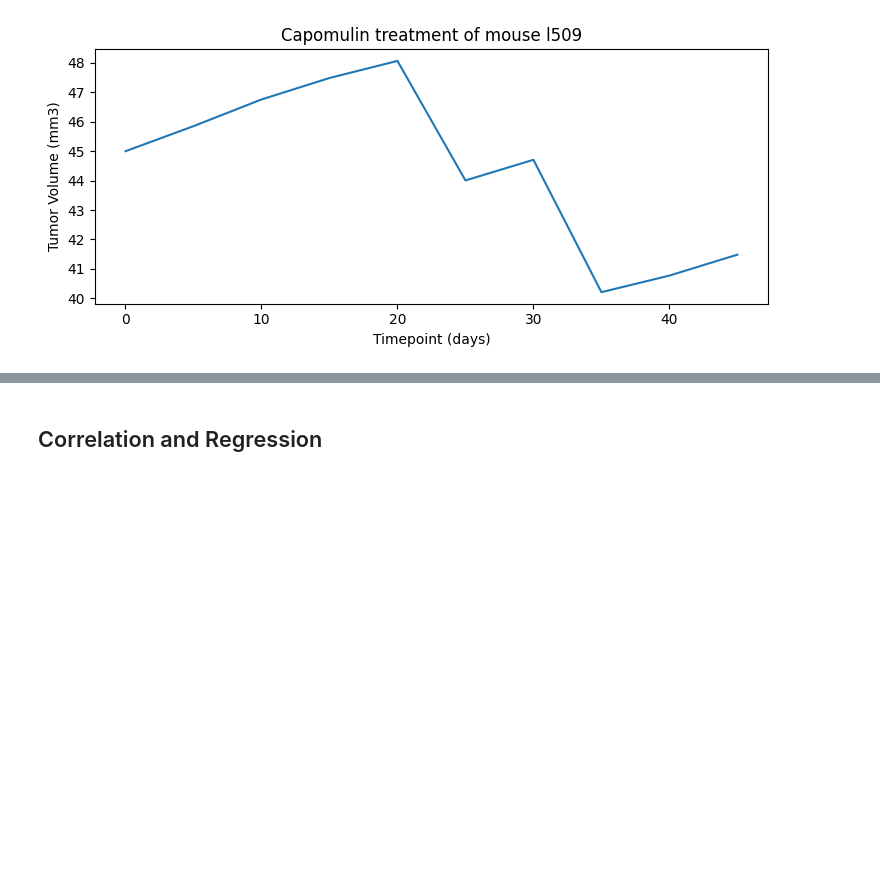
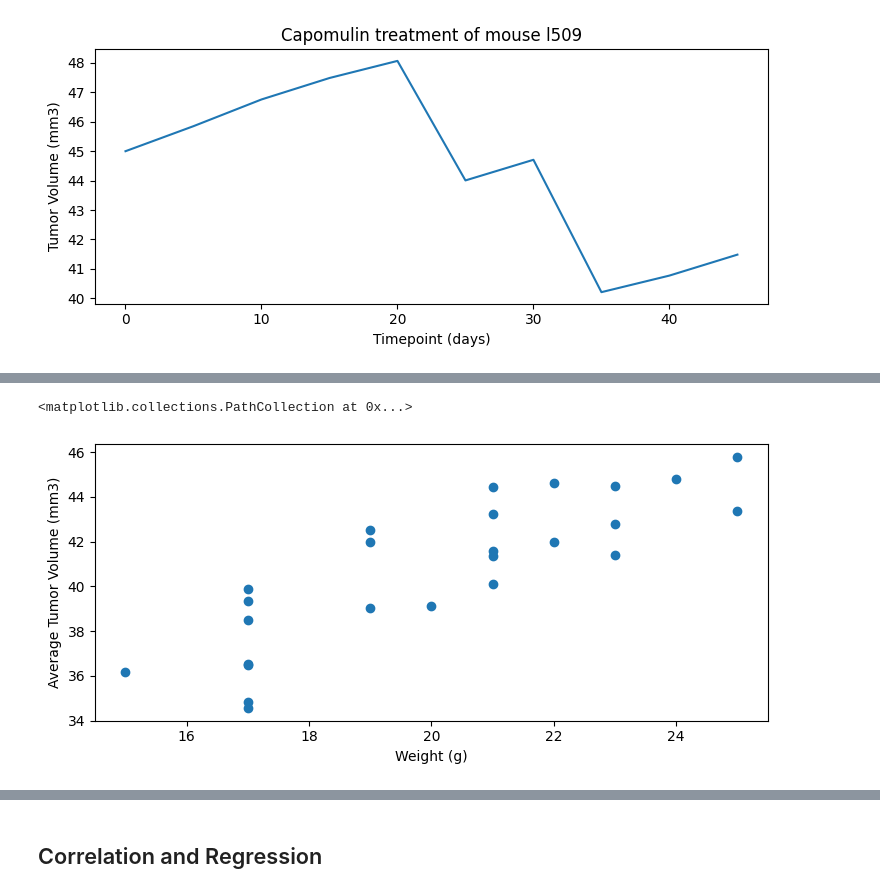
Before and after one commit to joelpangilinan/matplotlib-challenge, a Jupyter notebook: pymaceuticals_starter-Copy2.ipynb, the cells around one changed output, grey strips where cells are left out. Drawn from its saved outputs; the diff is of its cells as text; code cells hidden in the pictures; blank space fills up the shorter version.

Commit message:
done with scatter plot

```diff
--- a/pymaceuticals_starter-Copy2.ipynb
+++ b/pymaceuticals_starter-Copy2.ipynb
@@ -708,0 +726,4 @@ plt.plot(l509_timepoint, l509_tumor_volume)
+# %%
+# Get the weight for each mouse that undergone Capomulin treatment
+mouse_weight = capomulin_treatment_df.groupby("Mouse ID")["Weight (g)"].last()
+mouse_weight
@@ -708,0 +748,4 @@ plt.plot(l509_timepoint, l509_tumor_volume)
+# %%
+# Get the average tumor volume for each mouse that undergone Capomulin treatment
+average_tumor_volume = capomulin_treatment_df.groupby("Mouse ID")["Tumor Volume (mm3)"].mean()
+average_tumor_volume
@@ -709,2 +770,8 @@ plt.plot(l509_timepoint, l509_tumor_volume)
 # %%
 # Generate a scatter plot of average tumor volume vs. mouse weight for the Capomulin regimen
+plt.xlabel("Weight (g)")
+plt.ylabel("Average Tumor Volume (mm3)")
+plt.scatter(mouse_weight, average_tumor_volume)
+# %% [output]
+<matplotlib.collections.PathCollection at 0x...>
+[figure, added]
```
Also changed, not shown: parts of 4 cells of this notebook, 1 other file.
